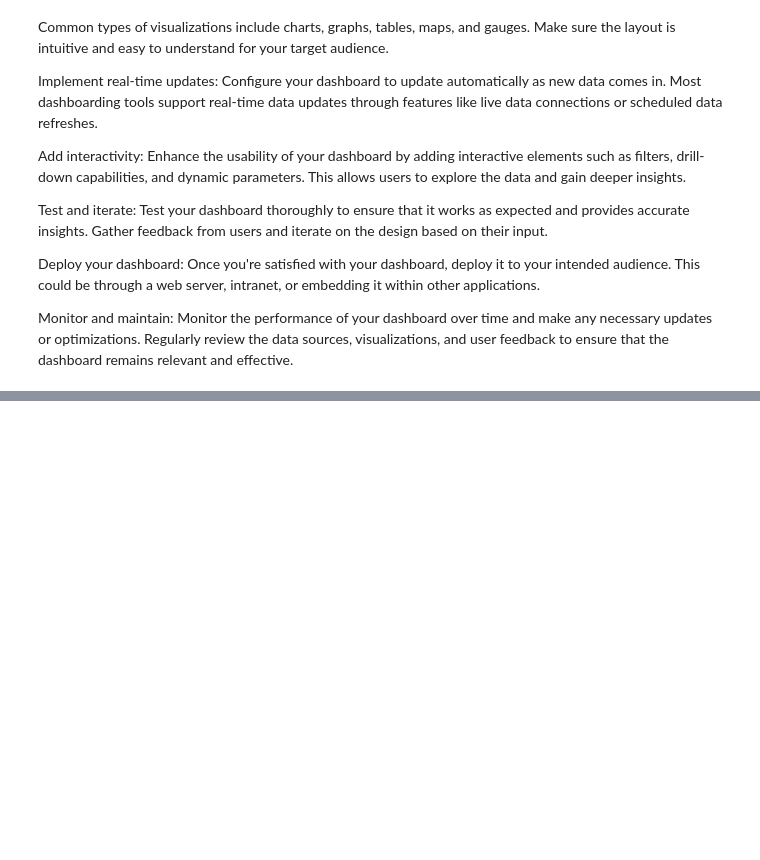
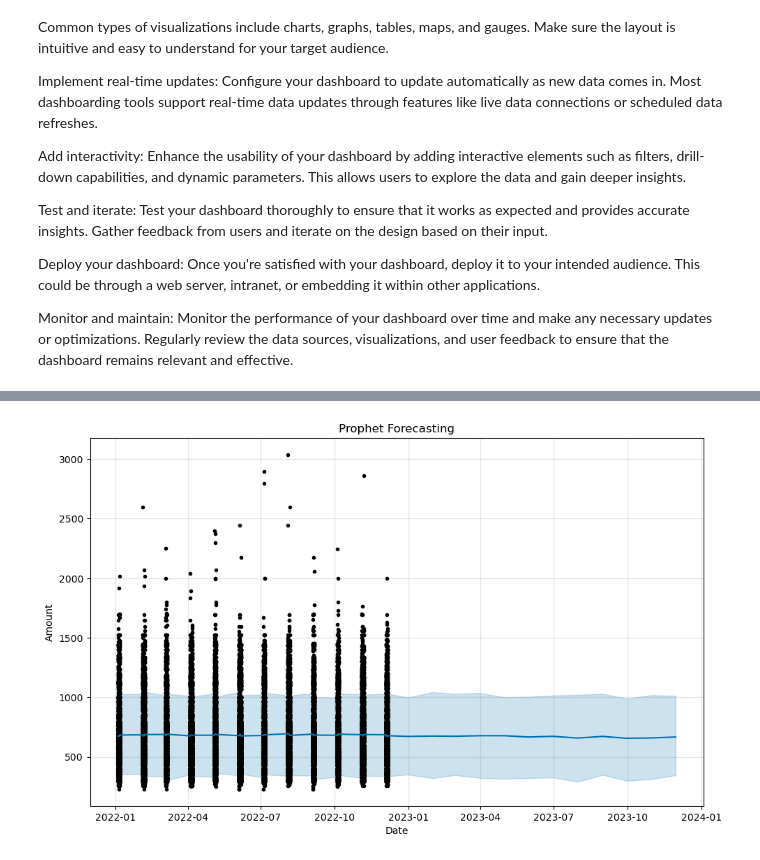
Before and after one commit to Deepak01tech/Real-time-data-analysis-dashboard-, a Jupyter notebook: Real Time Dashboard.ipynb, the cells around one changed output, grey strips where cells are left out. Cells and saved outputs as stored; diff of their text form; code cells hidden in the pictures; blank space fills up the shorter version.

```diff
--- a/Real Time Dashboard.ipynb
+++ b/Real Time Dashboard.ipynb
@@ -526,0 +581,27 @@ TypeError: 'module' object is not callable
+# %%
+import pandas as pd
+from prophet import Prophet
+import matplotlib.pyplot as plt
+
+# Assuming 'data' contains your time-series data with 'Date' as index and 'Amount' as target variable
+data = pd.read_csv("Store Data.csv")
+data.reset_index(inplace=True)  # Resetting index for Prophet
+
+# Prepare the data
+data = data.rename(columns={'Date': 'ds', 'Amount': 'y'})
+
+# Instantiate and fit the model
+model = Prophet()  # Note the correct capitalization of Prophet
+model.fit(data)
+
+# Make future predictions
+future = model.make_future_dataframe(periods=12, freq='M')  # Forecasting 12 months into the future
+forecast = model.predict(future)
+
+# Visualize results
+fig = model.plot(forecast)
+plt.title('Prophet Forecasting')
+plt.xlabel('Date')
+plt.ylabel('Amount')
+plt.show()
+# %% [output]
@@ -526,0 +610 @@ TypeError: 'module' object is not callable
+[figure, added]
```
Also changed, not shown: parts of 15 cells of this notebook, 3 other files.
